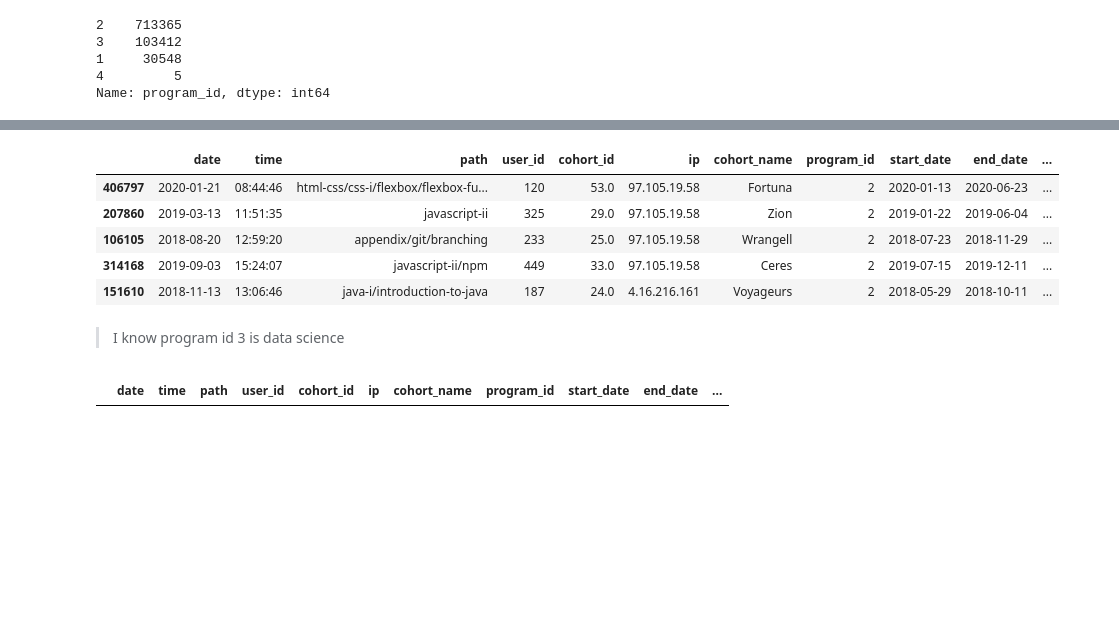
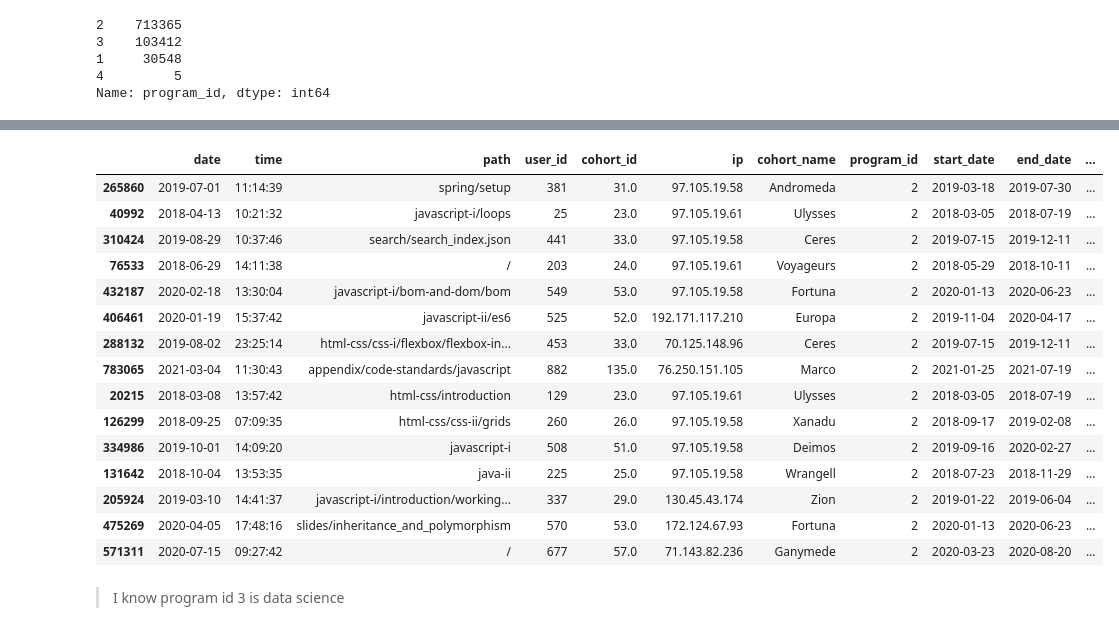
Before and after one commit to Segura-Jorge/project_anomaly_detection, a Jupyter notebook: project_anomaly_detection.ipynb, the cells around one changed output, grey strips where cells are left out. Drawn from its saved outputs; the diff is of its cells as text; code cells hidden in the pictures; blank space fills up the shorter version.

Commit message:
Codeup Anomaly project

```diff
--- a/project_anomaly_detection.ipynb
+++ b/project_anomaly_detection.ipynb
@@ -77,17 +89,22 @@ codeup_df[codeup_df['program_id'] == 1].sample(5)
 # %%
-##### determinig what program id 2 is by viewing a large sample
-codeup_df[codeup_df['program_id'] == 2].sample(5)
+# Determinig what program id 2 is by viewing a large sample
+codeup_df[codeup_df['program_id'] == 2].sample(15)
 # %% [output]
 |  | date | time | path | user_id | cohort_id | ip | cohort_name | program_id | start_date | end_date | ... |
-| 406797 | 2020-01-21 | 08:44:46 | html-css/css-i/flexbox/flexbox-fu... | 120 | 53.0 | 97.105.19.58 | Fortuna | 2 | 2020-01-13 | 2020-06-23 | ... |
-| 207860 | 2019-03-13 | 11:51:35 | javascript-ii | 325 | 29.0 | 97.105.19.58 | Zion | 2 | 2019-01-22 | 2019-06-04 | ... |
-| 106105 | 2018-08-20 | 12:59:20 | appendix/git/branching | 233 | 25.0 | 97.105.19.58 | Wrangell | 2 | 2018-07-23 | 2018-11-29 | ... |
-| 314168 | 2019-09-03 | 15:24:07 | javascript-ii/npm | 449 | 33.0 | 97.105.19.58 | Ceres | 2 | 2019-07-15 | 2019-12-11 | ... |
-| 151610 | 2018-11-13 | 13:06:46 | java-i/introduction-to-java | 187 | 24.0 | 4.16.216.161 | Voyageurs | 2 | 2018-05-29 | 2018-10-11 | ... |
+| 265860 | 2019-07-01 | 11:14:39 | spring/setup | 381 | 31.0 | 97.105.19.58 | Andromeda | 2 | 2019-03-18 | 2019-07-30 | ... |
+| 40992 | 2018-04-13 | 10:21:32 | javascript-i/loops | 25 | 23.0 | 97.105.19.61 | Ulysses | 2 | 2018-03-05 | 2018-07-19 | ... |
+| 310424 | 2019-08-29 | 10:37:46 | search/search_index.json | 441 | 33.0 | 97.105.19.58 | Ceres | 2 | 2019-07-15 | 2019-12-11 | ... |
+| 76533 | 2018-06-29 | 14:11:38 | / | 203 | 24.0 | 97.105.19.61 | Voyageurs | 2 | 2018-05-29 | 2018-10-11 | ... |
+| 432187 | 2020-02-18 | 13:30:04 | javascript-i/bom-and-dom/bom | 549 | 53.0 | 97.105.19.58 | Fortuna | 2 | 2020-01-13 | 2020-06-23 | ... |
+| 406461 | 2020-01-19 | 15:37:42 | javascript-ii/es6 | 525 | 52.0 | 192.171.117.210 | Europa | 2 | 2019-11-04 | 2020-04-17 | ... |
+| 288132 | 2019-08-02 | 23:25:14 | html-css/css-i/flexbox/flexbox-in... | 453 | 33.0 | 70.125.148.96 | Ceres | 2 | 2019-07-15 | 2019-12-11 | ... |
+| 783065 | 2021-03-04 | 11:30:43 | appendix/code-standards/javascript | 882 | 135.0 | 76.250.151.105 | Marco | 2 | 2021-01-25 | 2021-07-19 | ... |
+| 20215 | 2018-03-08 | 13:57:42 | html-css/introduction | 129 | 23.0 | 97.105.19.61 | Ulysses | 2 | 2018-03-05 | 2018-07-19 | ... |
+| 126299 | 2018-09-25 | 07:09:35 | html-css/css-ii/grids | 260 | 26.0 | 97.105.19.58 | Xanadu | 2 | 2018-09-17 | 2019-02-08 | ... |
+| 334986 | 2019-10-01 | 14:09:20 | javascript-i | 508 | 51.0 | 97.105.19.58 | Deimos | 2 | 2019-09-16 | 2020-02-27 | ... |
+| 131642 | 2018-10-04 | 13:53:35 | java-ii | 225 | 25.0 | 97.105.19.58 | Wrangell | 2 | 2018-07-23 | 2018-11-29 | ... |
+| 205924 | 2019-03-10 | 14:41:37 | javascript-i/introduction/working... | 337 | 29.0 | 130.45.43.174 | Zion | 2 | 2019-01-22 | 2019-06-04 | ... |
+| 475269 | 2020-04-05 | 17:48:16 | slides/inheritance_and_polymorphism | 570 | 53.0 | 172.124.67.93 | Fortuna | 2 | 2020-01-13 | 2020-06-23 | ... |
+| 571311 | 2020-07-15 | 09:27:42 | / | 677 | 57.0 | 71.143.82.236 | Ganymede | 2 | 2020-03-23 | 2020-08-20 | ... |
 # %% [markdown]
 >I know program id 3 is data science
-# %%
-##### this is a small program id group with only 1 user
-codeup_df[codeup_df['ip'] == 4]
-# %% [output]
-|  | date | time | path | user_id | cohort_id | ip | cohort_name | program_id | start_date | end_date | ... |
```
Also changed, not shown: parts of 52 cells of this notebook.
